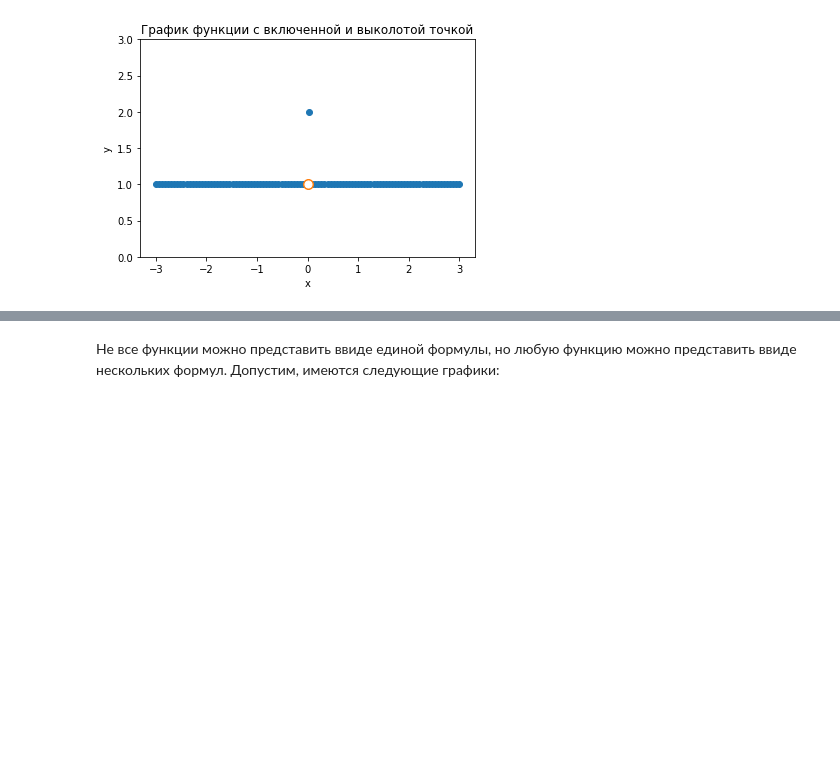
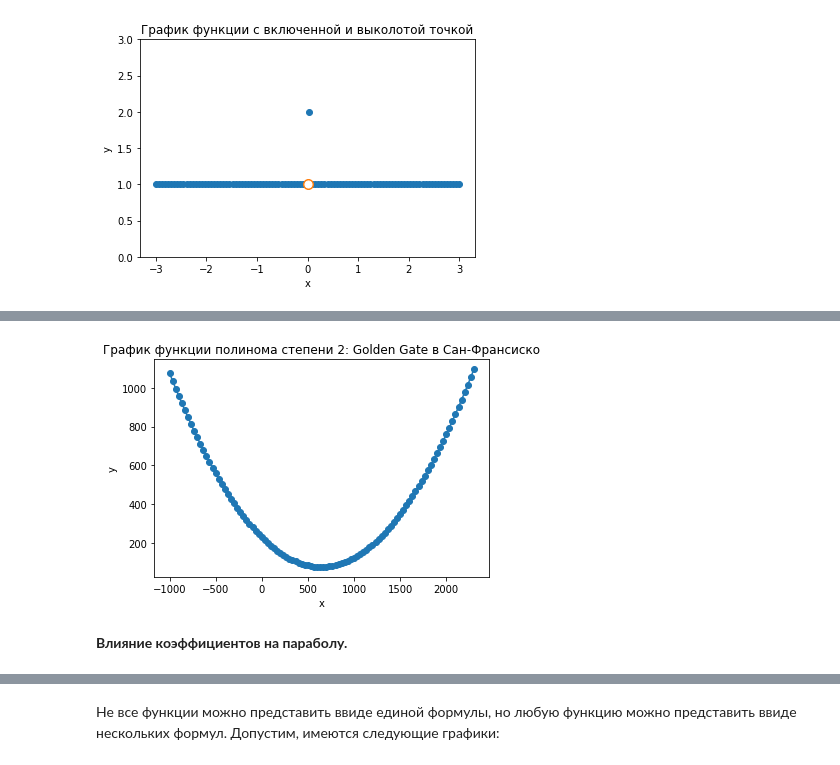
Before and after one commit to edwardwerner/math_netology, a Jupyter notebook: lecture_1.ipynb, the cells around one changed output, grey strips where cells are left out. Drawn from its saved outputs; the diff is of its cells as text; code cells hidden in the pictures; blank space fills up the shorter version.

```diff
--- a/lecture_1.ipynb
+++ b/lecture_1.ipynb
@@ -46,0 +178,17 @@ plt.show()
+# %%
+def polynom_golden_gate(x):
+  y = 0.00037*x*x - 0.475*x + 230
+  return y
+# %%
+x1 = np.linspace(-1000, 2300, 100)
+y1 = [polynom_golden_gate(x1[i]) for i in range(len(x1))]
+plt.plot(x1, y1, '-o')
+plt.title('График функции полинома степени 2: Golden Gate в Сан-Франсиско')
+plt.ylabel('y')
+plt.xlabel('x')
+
+plt.show()
+# %% [output]
+[figure, added]
+# %% [markdown]
+**Влияние коэффициентов на параболу.**
```
Also changed, not shown: parts of 38 cells of this notebook.
